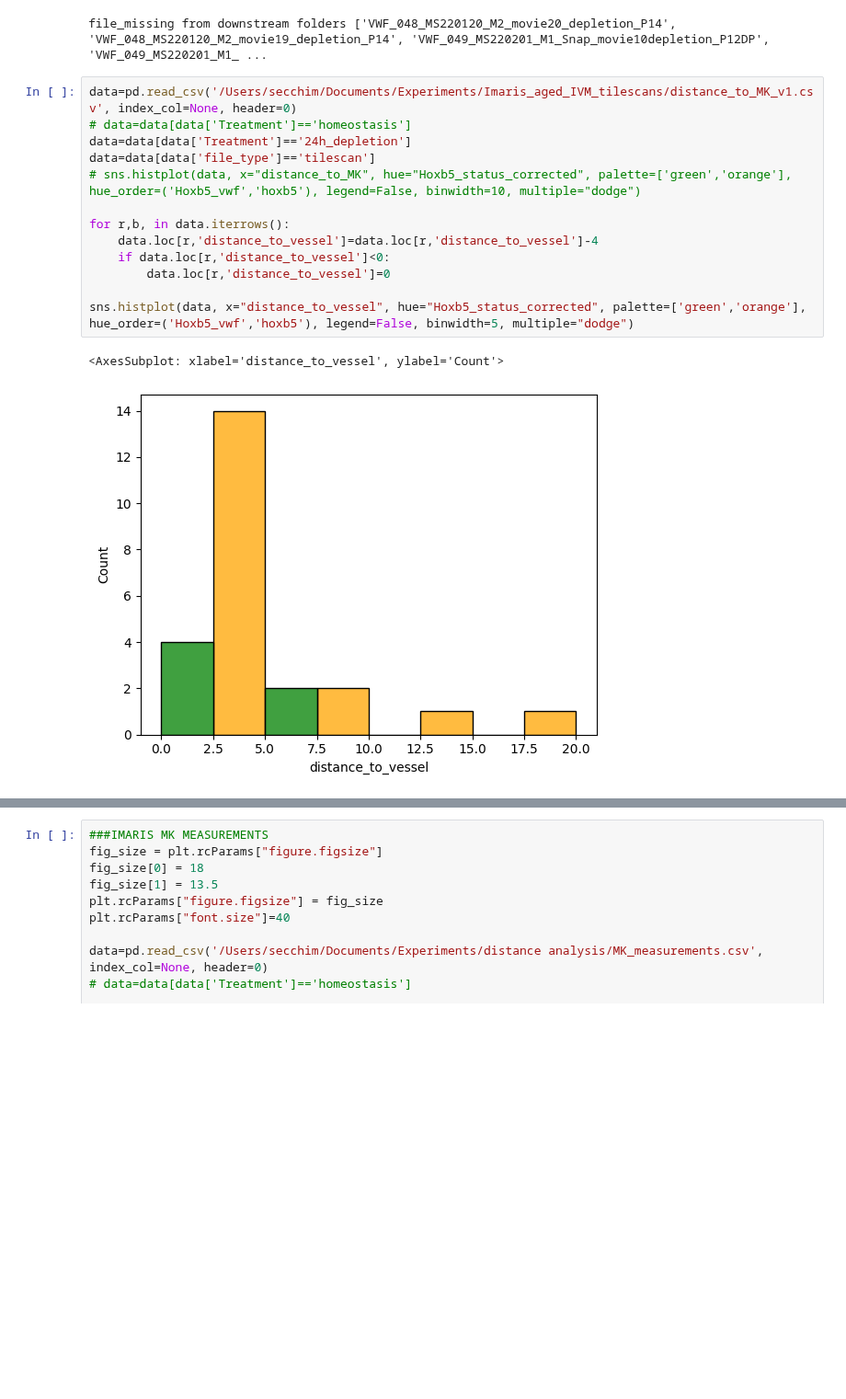
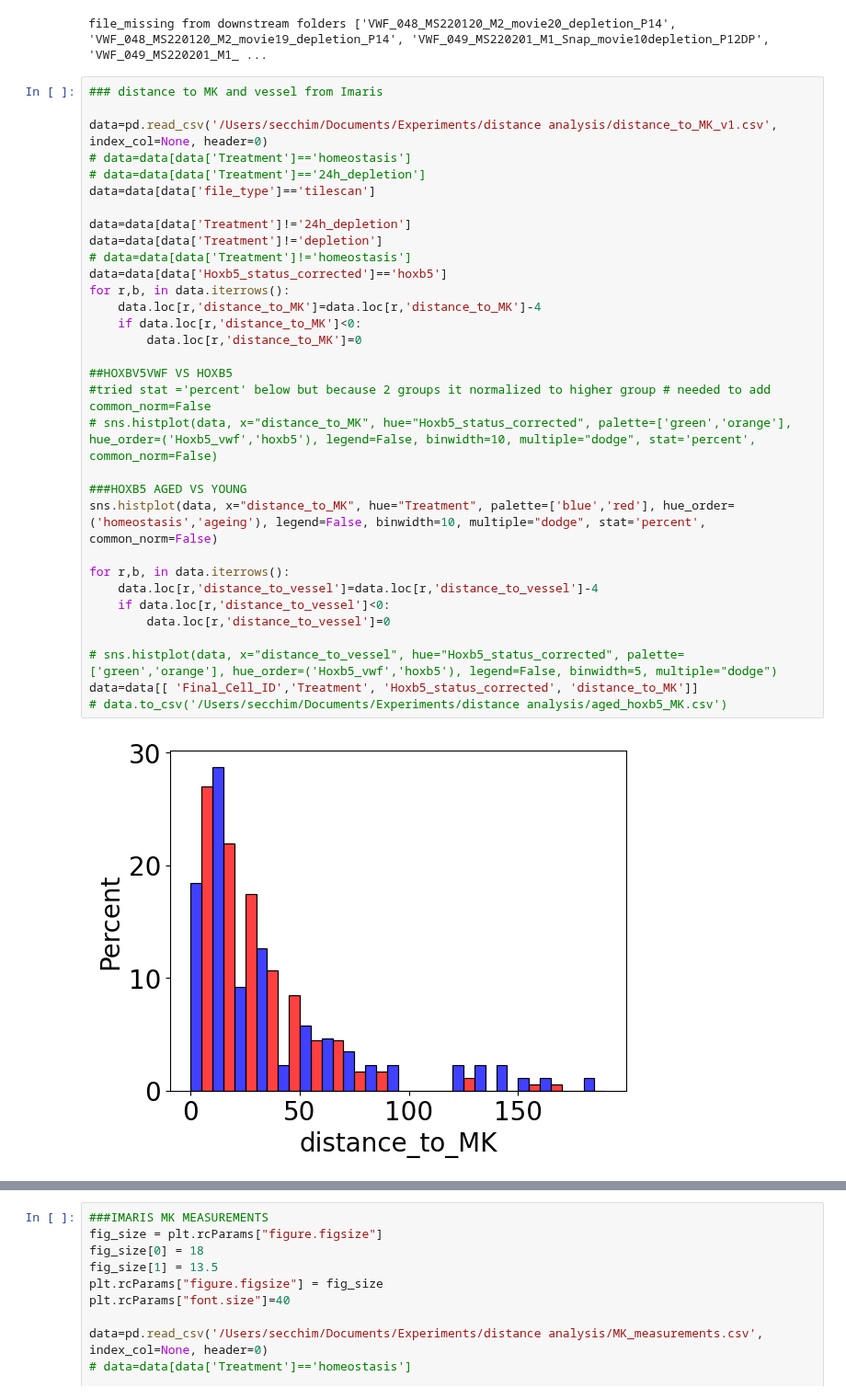
Before and after one commit to Mas515/Image_analysis, a Jupyter notebook: IVMtilescans_plot.ipynb, the cells around one changed output, grey strips where cells are left out. Shown at 92% size. Drawn from its saved outputs; the diff is of its cells as text; blank space fills up the shorter version.

Commit message:
histplots in percentages

```diff
--- a/IVMtilescans_plot.ipynb
+++ b/IVMtilescans_plot.ipynb
@@ -504,21 +504,39 @@ print('file_missing from downstream folders', missing_file)
 # %% [output]
 file_missing from downstream folders ['VWF_048_MS220120_M2_movie20_depletion_P14', 'VWF_048_MS220120_M2_movie19_depletion_P14', 'VWF_049_MS220201_M1_Snap_movie10depletion_P12DP', 'VWF_049_MS220201_M1_ ...
 # %%
-data=pd.read_csv('/Users/secchim/Documents/Experiments/Imaris_aged_IVM_tilescans/distance_to_MK_v1.csv', index_col=None, header=0)
+### distance to MK and vessel from Imaris
+
+data=pd.read_csv('/Users/secchim/Documents/Experiments/distance analysis/distance_to_MK_v1.csv', index_col=None, header=0)
 # data=data[data['Treatment']=='homeostasis']
-data=data[data['Treatment']=='24h_depletion']
+# data=data[data['Treatment']=='24h_depletion']
 data=data[data['file_type']=='tilescan']
-# sns.histplot(data, x="distance_to_MK", hue="Hoxb5_status_corrected", palette=['green','orange'], hue_order=('Hoxb5_vwf','hoxb5'), legend=False, binwidth=10, multiple="dodge")
+
+data=data[data['Treatment']!='24h_depletion']
+data=data[data['Treatment']!='depletion']
+# data=data[data['Treatment']!='homeostasis']
+data=data[data['Hoxb5_status_corrected']=='hoxb5']
+for r,b, in data.iterrows():
+    data.loc[r,'distance_to_MK']=data.loc[r,'distance_to_MK']-4
+    if data.loc[r,'distance_to_MK']<0:
+        data.loc[r,'distance_to_MK']=0
+
+##HOXBV5VWF VS HOXB5
+#tried stat ='percent' below but because 2 groups it normalized to higher group # needed to add common_norm=False
+# sns.histplot(data, x="distance_to_MK", hue="Hoxb5_status_corrected", palette=['green','orange'], hue_order=('Hoxb5_vwf','hoxb5'), legend=False, binwidth=10, multiple="dodge", stat='percent', common_norm=False)
+
+###HOXB5 AGED VS YOUNG
+sns.histplot(data, x="distance_to_MK", hue="Treatment", palette=['blue','red'], hue_order=('homeostasis','ageing'), legend=False, binwidth=10, multiple="dodge", stat='percent', common_norm=False)
 
 for r,b, in data.iterrows():
     data.loc[r,'distance_to_vessel']=data.loc[r,'distance_to_vessel']-4
     if data.loc[r,'distance_to_vessel']<0:
         data.loc[r,'distance_to_vessel']=0
 
-sns.histplot(data, x="distance_to_vessel", hue="Hoxb5_status_corrected", palette=['green','orange'], hue_order=('Hoxb5_vwf','hoxb5'), legend=False, binwidth=5, multiple="dodge")
+# sns.histplot(data, x="distance_to_vessel", hue="Hoxb5_status_corrected", palette=['green','orange'], hue_order=('Hoxb5_vwf','hoxb5'), legend=False, binwidth=5, multiple="dodge")
+data=data[[ 'Final_Cell_ID','Treatment', 'Hoxb5_status_corrected', 'distance_to_MK']]
+# data.to_csv('/Users/secchim/Documents/Experiments/distance analysis/aged_hoxb5_MK.csv')
 # %% [output]
-<AxesSubplot: xlabel='distance_to_vessel', ylabel='Count'>
-[figure, old version]
+[figure, new version]
 # %%
 #attempt to calculate distances between KuO
 data=pd.read_csv('/Users/secchim/Documents/Experiments/distance analysis/distance_to_MK_v1.csv', index_col=None, header=0)
```
Also changed, not shown: parts of 5 cells of this notebook.
